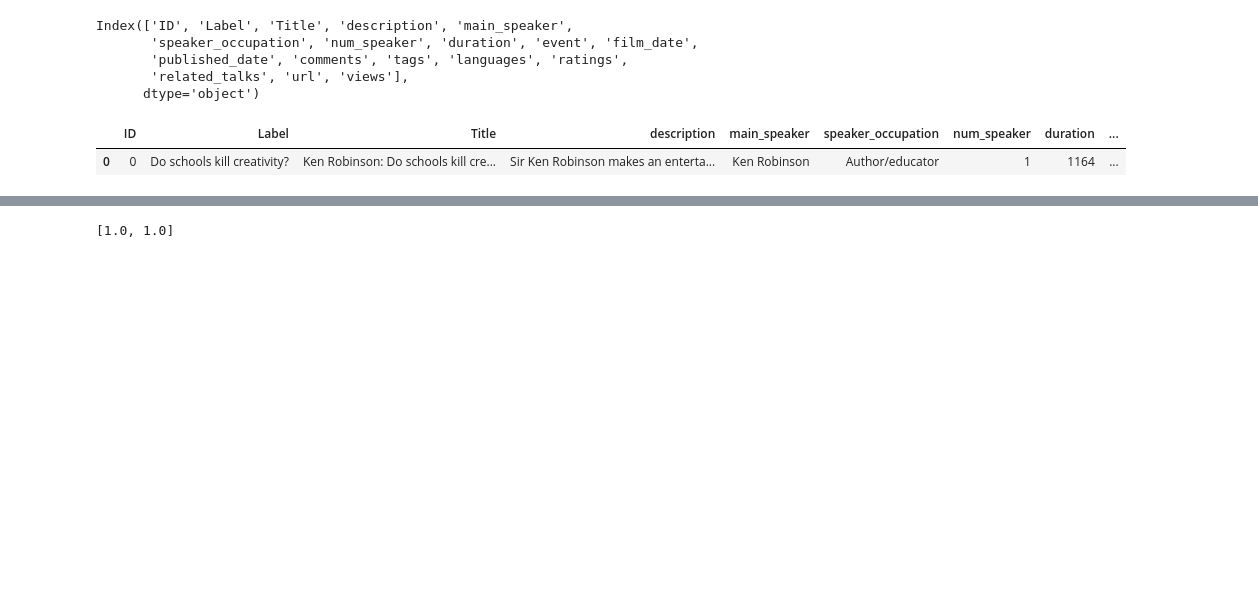
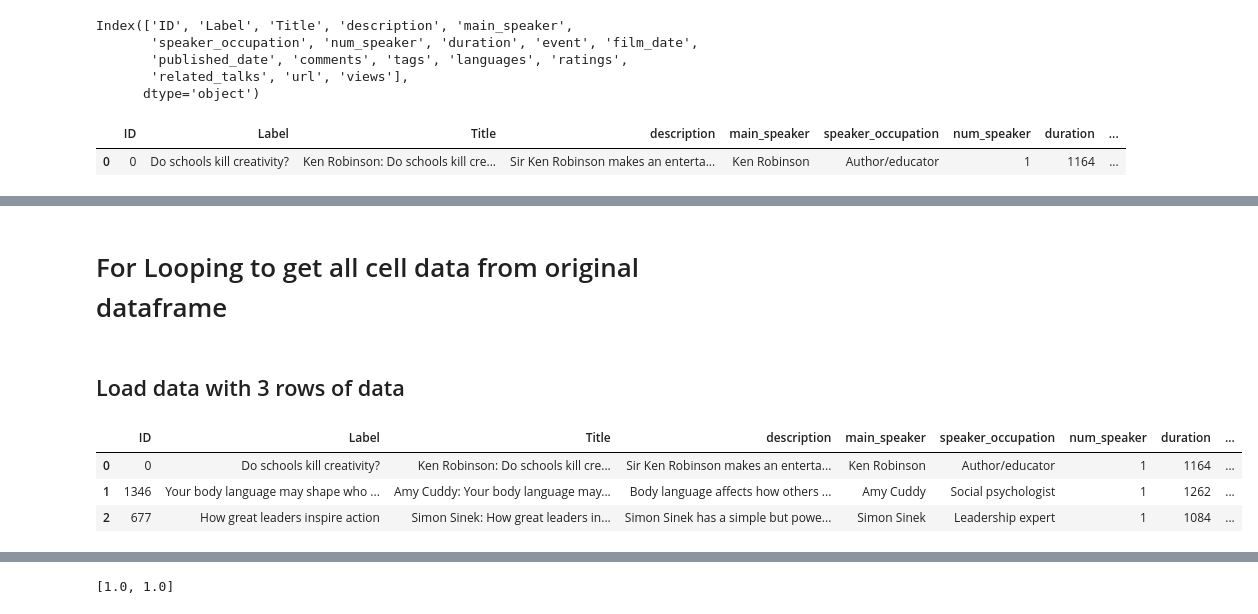
Before and after one commit to AntHuntley/TEDTalks, a Jupyter notebook: Related_talks extraction.ipynb, the cells around one changed output, grey strips where cells are left out. Cells and saved outputs as stored; diff of their text form; code cells hidden in the pictures; blank space fills up the shorter version.

```diff
--- a/Related_talks extraction.ipynb
+++ b/Related_talks extraction.ipynb
@@ -19 +101,13 @@ df.head()
+# %% [markdown]
+# For Looping to get all cell data from original dataframe
+# %% [markdown]
+## Load data with 3 rows of data
+# %%
+df_3 = pd.read_excel('/Users/ahuntley@uk.ibm.com/Desktop/Data_Science_Learning/*Python/TED Talks/TEDtalks_Date_Added - Kumu 3 lines.xlsx', index_col=False)
+df_3.head()
+# %% [output]
+|  | ID | Label | Title | description | main_speaker | speaker_occupation | num_speaker | duration | ... |
+| 0 | 0 | Do schools kill creativity? | Ken Robinson: Do schools kill cre... | Sir Ken Robinson makes an enterta... | Ken Robinson | Author/educator | 1 | 1164 | ... |
+| 1 | 1346 | Your body language may shape who ... | Amy Cuddy: Your body language may... | Body language affects how others ... | Amy Cuddy | Social psychologist | 1 | 1262 | ... |
+| 2 | 677 | How great leaders inspire action | Simon Sinek: How great leaders in... | Simon Sinek has a simple but powe... | Simon Sinek | Leadership expert | 1 | 1084 | ... |
 # %% [markdown]
```
Also changed, not shown: parts of 39 cells of this notebook, 2 other files.
